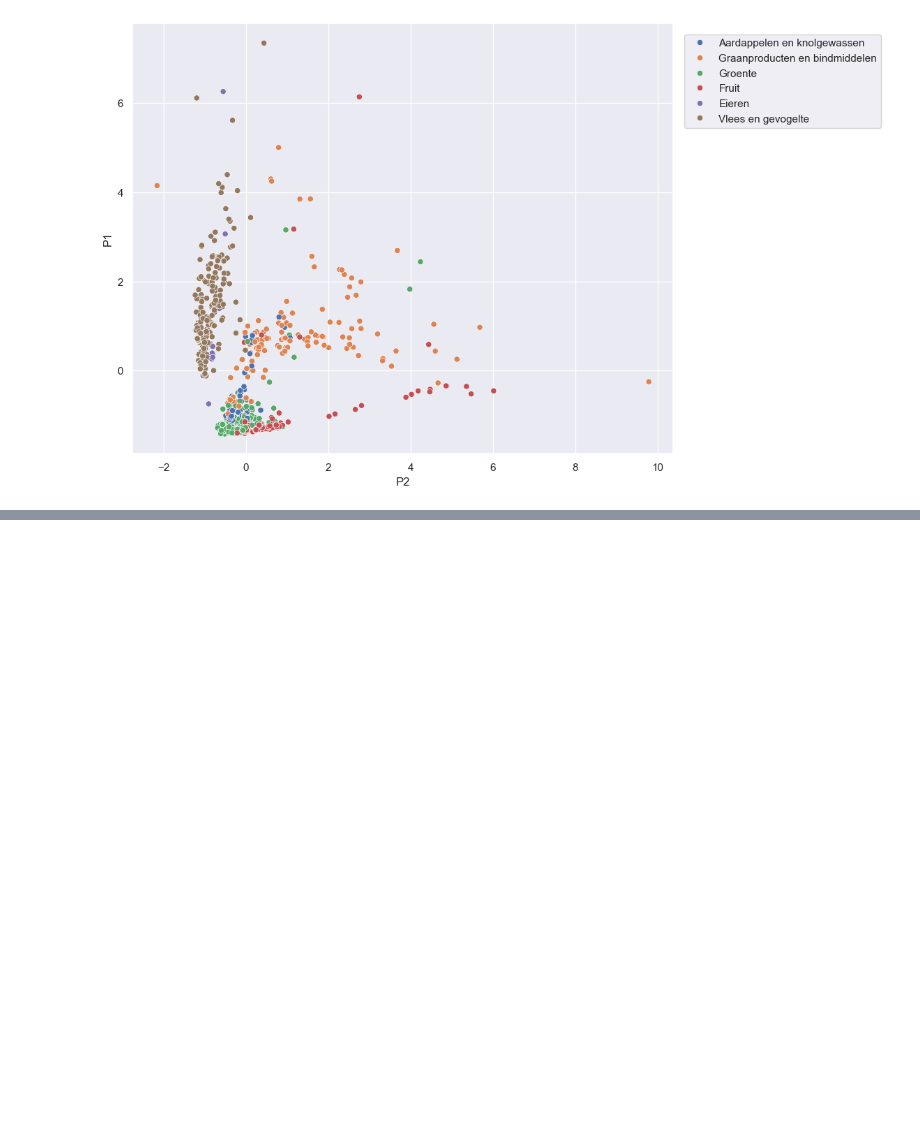
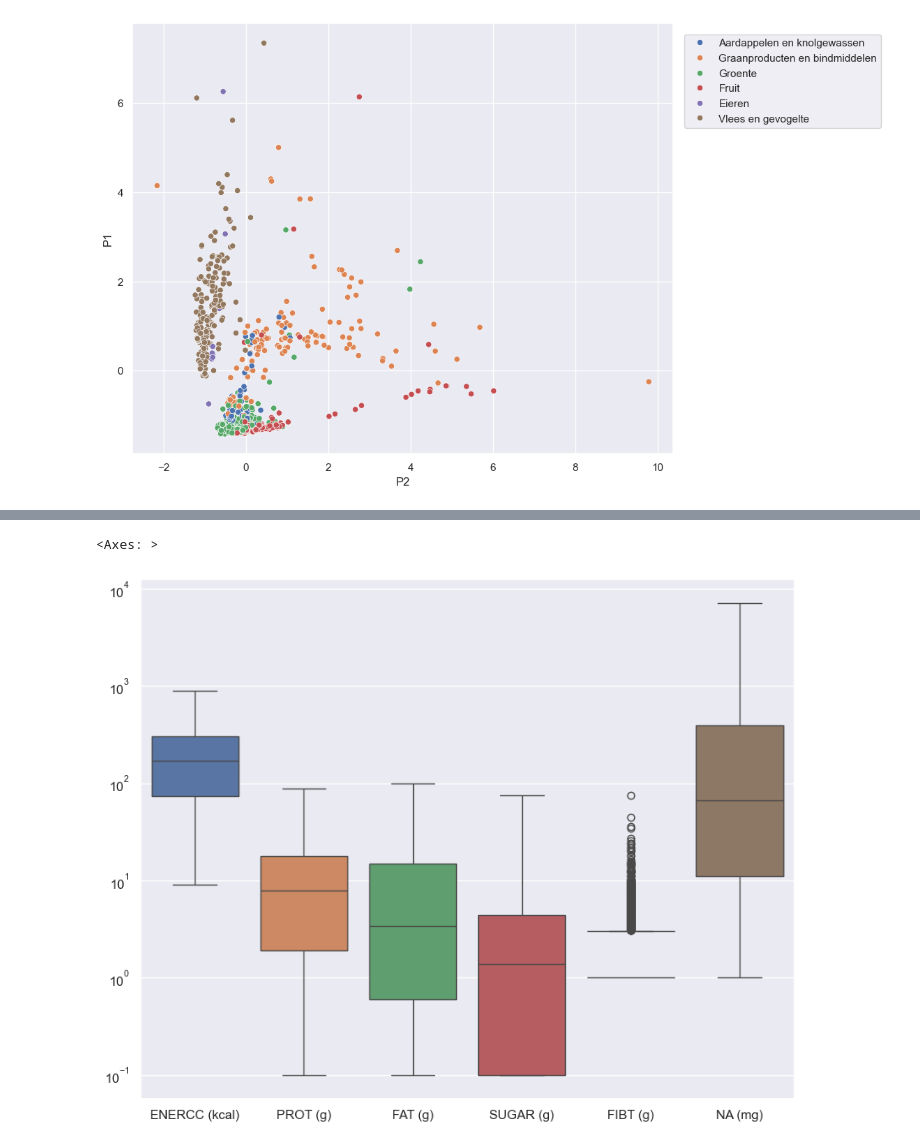
Before and after one commit to jgray1996/food_informer, a Jupyter notebook: final_asignment.ipynb, the cells around one changed output, grey strips where cells are left out. Drawn from its saved outputs; the diff is of its cells as text; code cells hidden in the pictures; blank space fills up the shorter version.

```diff
--- a/final_asignment.ipynb
+++ b/final_asignment.ipynb
@@ -175,0 +179,5 @@ Above we can see the
+# %%
+sns.boxplot(data=nevo[features], log_scale=True)
+# %% [output]
+<Axes: >
+[figure, added]
```
Also changed, not shown: parts of 17 cells of this notebook.
